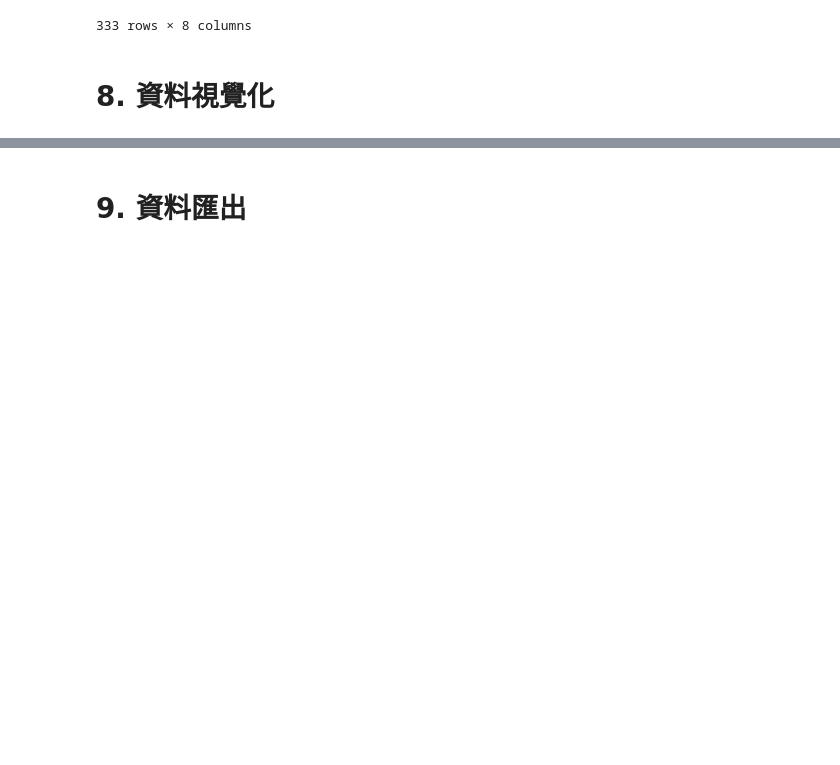
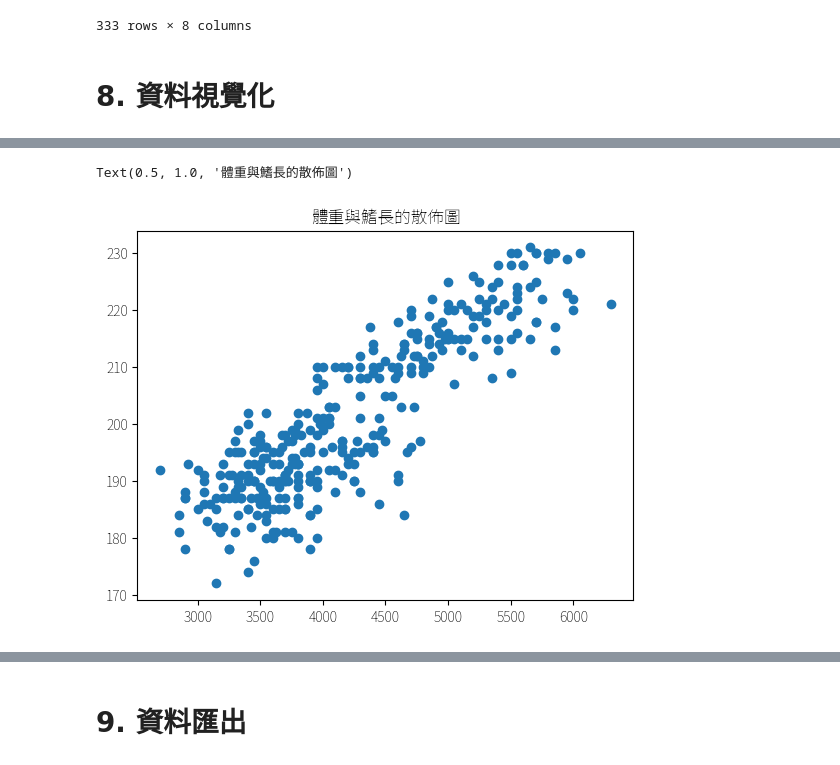
Before and after one commit to Alexchen666/Data-Analysis-101, a Jupyter notebook: pandas.ipynb, the cells around one changed output, grey strips where cells are left out. Cells and saved outputs as stored; diff of their text form; code cells hidden in the pictures; blank space fills up the shorter version.

```diff
--- a/pandas.ipynb
+++ b/pandas.ipynb
@@ -530,0 +584,6 @@ array([[<Axes: title={'center': 'Body Mass (g)'}>]], dtype=object)
+# %%
+plt.scatter(df['Body Mass (g)'], df['Flipper Length (mm)'])
+plt.title('體重與鰭長的散佈圖')
+# %% [output]
+Text(0.5, 1.0, '體重與鰭長的散佈圖')
+[figure, added]
```
Also changed, not shown: parts of 49 cells of this notebook, 1 other file.
